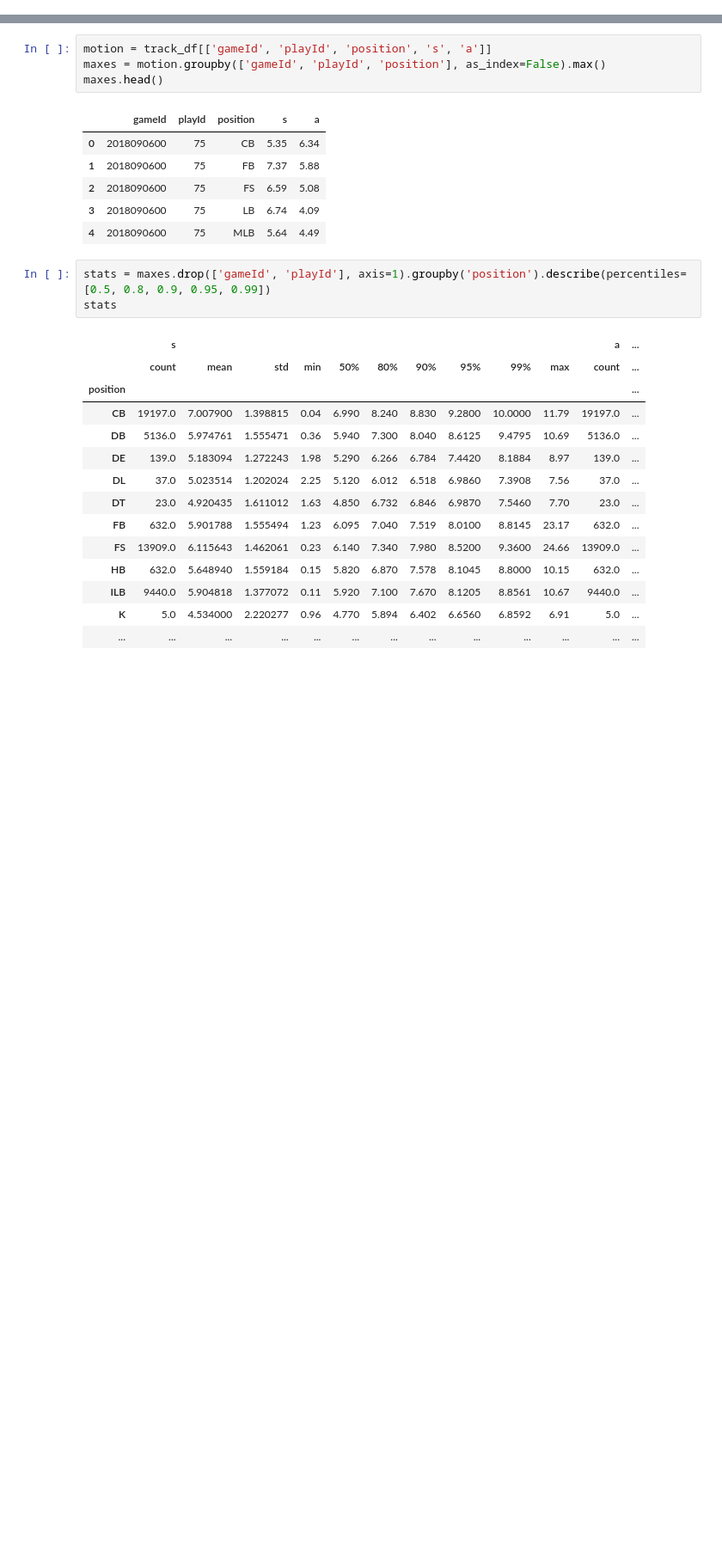
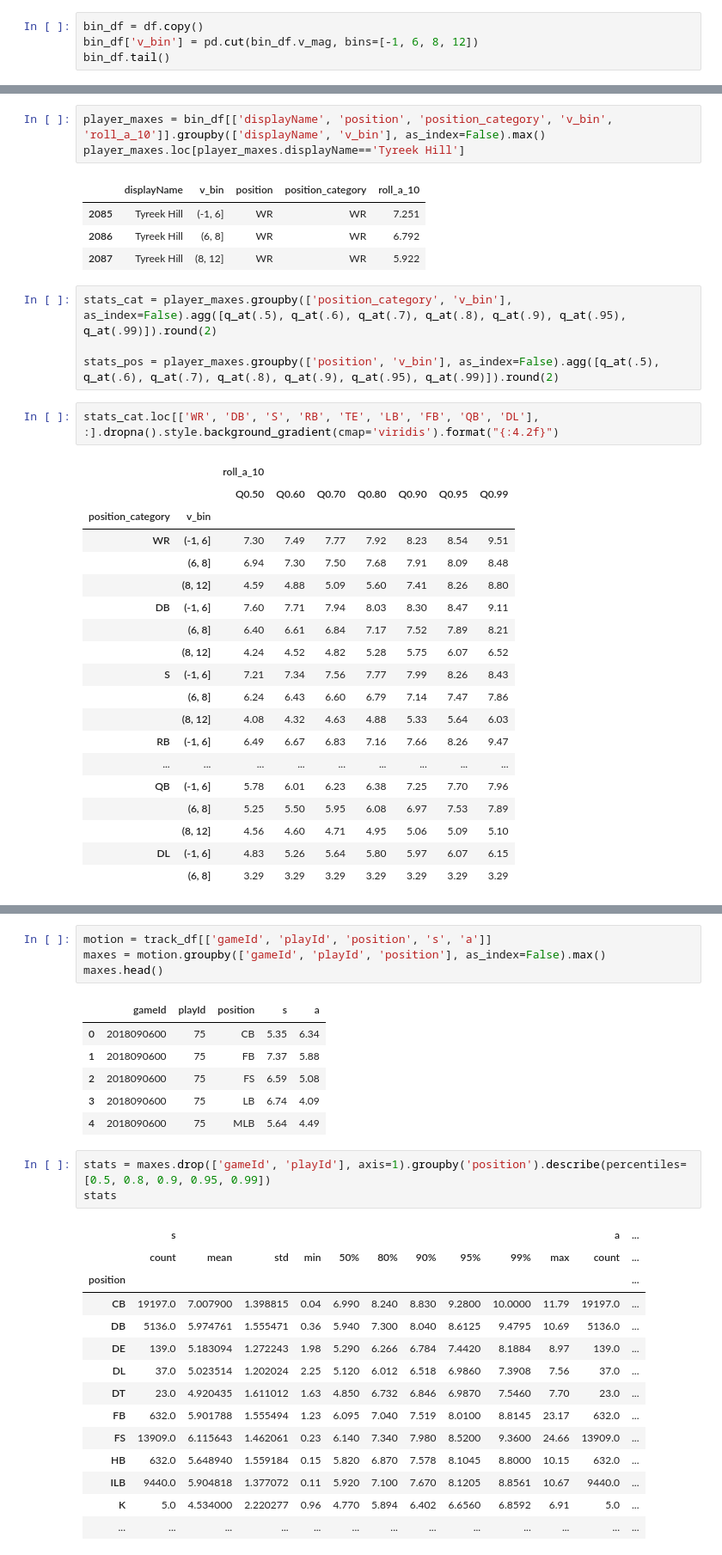
Before and after one commit to uditrana/BigDataBowl, a Jupyter notebook: analysis/movement_stats.ipynb, the cells around one changed output, grey strips where cells are left out. Shown: that part at 86% size. Drawn from its saved outputs; the diff is of its cells as text; blank space fills up the shorter version.

```diff
--- a/analysis/movement_stats.ipynb
+++ b/analysis/movement_stats.ipynb
@@ -49,0 +239,4 @@ stats_pos = maxes[['displayName', 'position', 'position_category', 'roll_v_20',
+# %%
+bin_df = df.copy()
+bin_df['v_bin'] = pd.cut(bin_df.v_mag, bins=[-1, 6, 8, 12])
+bin_df.tail()
@@ -50,2 +250,36 @@ stats_pos = maxes[['displayName', 'position', 'position_category', 'roll_v_20',
+# %%
+player_maxes = bin_df[['displayName', 'position', 'position_category', 'v_bin', 'roll_a_10']].groupby(['displayName', 'v_bin'], as_index=False).max()
+player_maxes.loc[player_maxes.displayName=='Tyreek Hill']
+# %% [output]
+|  | displayName | v_bin | position | position_category | roll_a_10 |
+| 2085 | Tyreek Hill | (-1, 6] | WR | WR | 7.251 |
+| 2086 | Tyreek Hill | (6, 8] | WR | WR | 6.792 |
+| 2087 | Tyreek Hill | (8, 12] | WR | WR | 5.922 |
+# %%
+stats_cat = player_maxes.groupby(['position_category', 'v_bin'], as_index=False).agg([q_at(.5), q_at(.6), q_at(.7), q_at(.8), q_at(.9), q_at(.95), q_at(.99)]).round(2)
+
+stats_pos = player_maxes.groupby(['position', 'v_bin'], as_index=False).agg([q_at(.5), q_at(.6), q_at(.7), q_at(.8), q_at(.9), q_at(.95), q_at(.99)]).round(2)
+# %%
+stats_cat.loc[['WR', 'DB', 'S', 'RB', 'TE', 'LB', 'FB', 'QB', 'DL'], :].dropna().style.background_gradient(cmap='viridis').format("{:4.2f}")
+# %% [output]
+|  |  | roll_a_10 |  |  |  |  |  |  |
+|  |  | Q0.50 | Q0.60 | Q0.70 | Q0.80 | Q0.90 | Q0.95 | Q0.99 |
+| position_category | v_bin |  |  |  |  |  |  |  |
+| WR | (-1, 6] | 7.30 | 7.49 | 7.77 | 7.92 | 8.23 | 8.54 | 9.51 |
+|  | (6, 8] | 6.94 | 7.30 | 7.50 | 7.68 | 7.91 | 8.09 | 8.48 |
+|  | (8, 12] | 4.59 | 4.88 | 5.09 | 5.60 | 7.41 | 8.26 | 8.80 |
+| DB | (-1, 6] | 7.60 | 7.71 | 7.94 | 8.03 | 8.30 | 8.47 | 9.11 |
+|  | (6, 8] | 6.40 | 6.61 | 6.84 | 7.17 | 7.52 | 7.89 | 8.21 |
+|  | (8, 12] | 4.24 | 4.52 | 4.82 | 5.28 | 5.75 | 6.07 | 6.52 |
+| S | (-1, 6] | 7.21 | 7.34 | 7.56 | 7.77 | 7.99 | 8.26 | 8.43 |
+|  | (6, 8] | 6.24 | 6.43 | 6.60 | 6.79 | 7.14 | 7.47 | 7.86 |
+|  | (8, 12] | 4.08 | 4.32 | 4.63 | 4.88 | 5.33 | 5.64 | 6.03 |
+| RB | (-1, 6] | 6.49 | 6.67 | 6.83 | 7.16 | 7.66 | 8.26 | 9.47 |
+| ... | ... | ... | ... | ... | ... | ... | ... | ... |
+| QB | (-1, 6] | 5.78 | 6.01 | 6.23 | 6.38 | 7.25 | 7.70 | 7.96 |
+|  | (6, 8] | 5.25 | 5.50 | 5.95 | 6.08 | 6.97 | 7.53 | 7.89 |
+|  | (8, 12] | 4.56 | 4.60 | 4.71 | 4.95 | 5.06 | 5.09 | 5.10 |
+| DL | (-1, 6] | 4.83 | 5.26 | 5.64 | 5.80 | 5.97 | 6.07 | 6.15 |
+|  | (6, 8] | 3.29 | 3.29 | 3.29 | 3.29 | 3.29 | 3.29 | 3.29 |
 # %%
 stats_cat.sort_values(by=('roll_a_10', 'Q0.60'), ascending=False).style.background_gradient(cmap='viridis').format("{:4.2f}")
```
Also changed, not shown: parts of 26 cells of this notebook, 3 other files.
